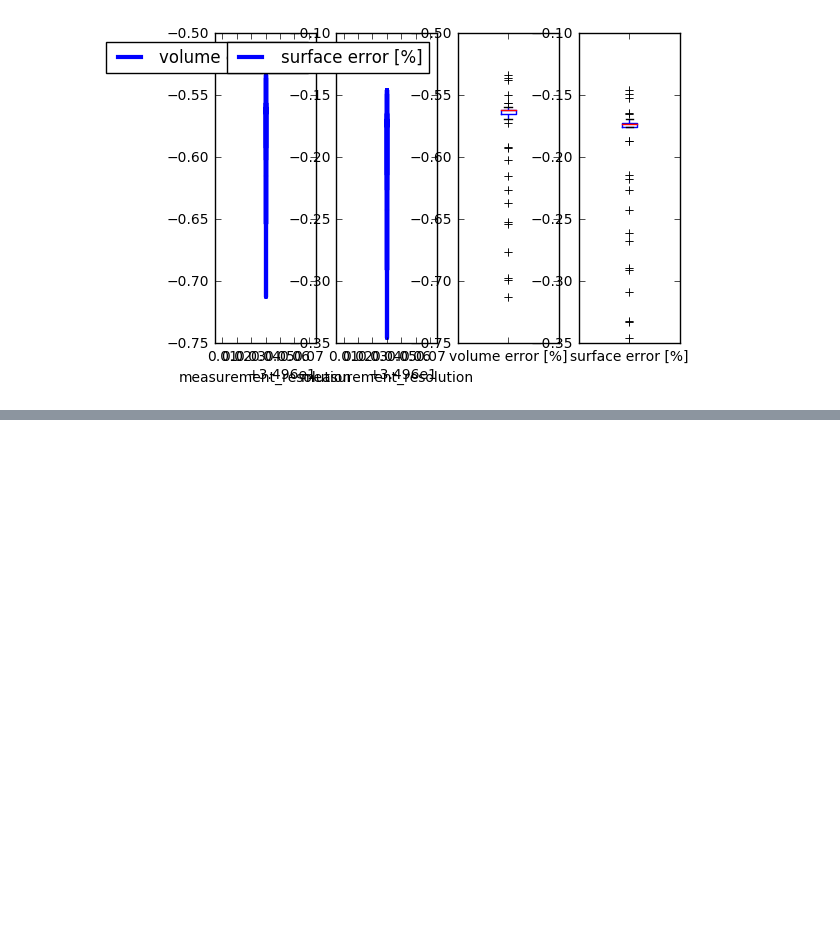
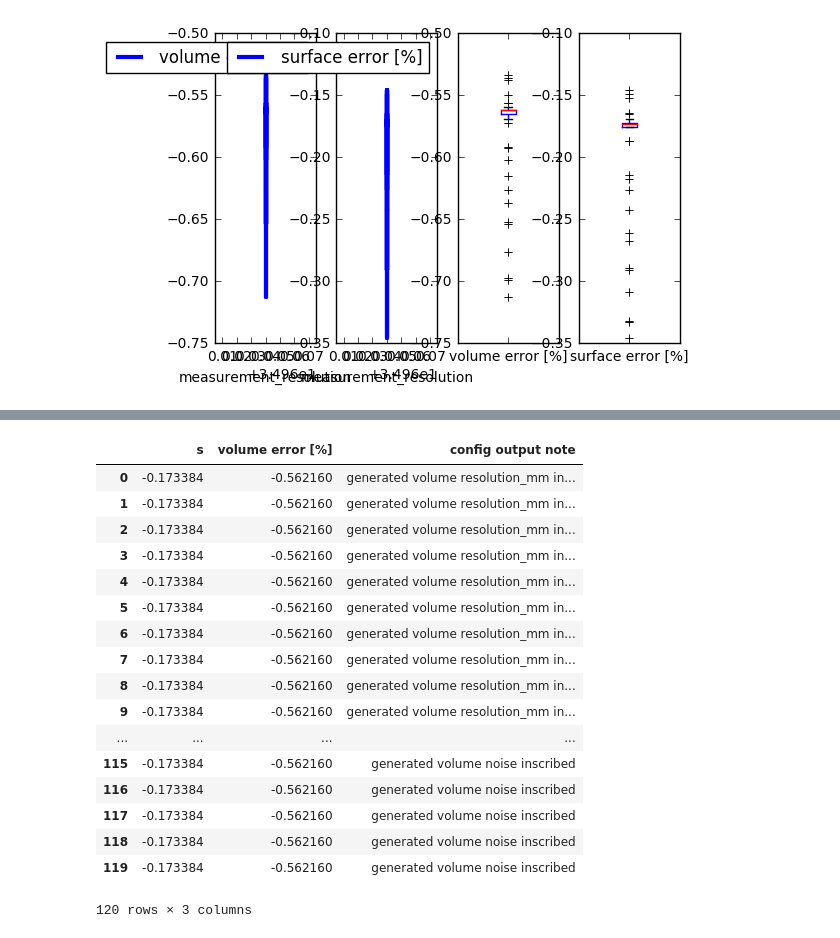
Before and after one commit to mjirik/teigen, a Jupyter notebook: examples/evaltools.ipynb, the cells around one changed output, grey strips where cells are left out. Cells and saved outputs as stored; diff of their text form; code cells hidden in the pictures; blank space fills up the shorter version.

```diff
--- a/examples/evaltools.ipynb
+++ b/examples/evaltools.ipynb
@@ -277,0 +286,21 @@ sns.violinplot(
+# %%
+dfs.rename(columns={"surface error [%]":"s"})
+# %% [output]
+|  | s | volume error [%] | config output note |
+| 0 | -0.173384 | -0.562160 | generated volume resolution_mm in... |
+| 1 | -0.173384 | -0.562160 | generated volume resolution_mm in... |
+| 2 | -0.173384 | -0.562160 | generated volume resolution_mm in... |
+| 3 | -0.173384 | -0.562160 | generated volume resolution_mm in... |
+| 4 | -0.173384 | -0.562160 | generated volume resolution_mm in... |
+| 5 | -0.173384 | -0.562160 | generated volume resolution_mm in... |
+| 6 | -0.173384 | -0.562160 | generated volume resolution_mm in... |
+| 7 | -0.173384 | -0.562160 | generated volume resolution_mm in... |
+| 8 | -0.173384 | -0.562160 | generated volume resolution_mm in... |
+| 9 | -0.173384 | -0.562160 | generated volume resolution_mm in... |
+| ... | ... | ... | ... |
+| 115 | -0.173384 | -0.562160 | generated volume noise inscribed |
+| 116 | -0.173384 | -0.562160 | generated volume noise inscribed |
+| 117 | -0.173384 | -0.562160 | generated volume noise inscribed |
+| 118 | -0.173384 | -0.562160 | generated volume noise inscribed |
+| 119 | -0.173384 | -0.562160 | generated volume noise inscribed |
+120 rows × 3 columns
```
Also changed, not shown: parts of 1 cell of this notebook, 1 other file.
